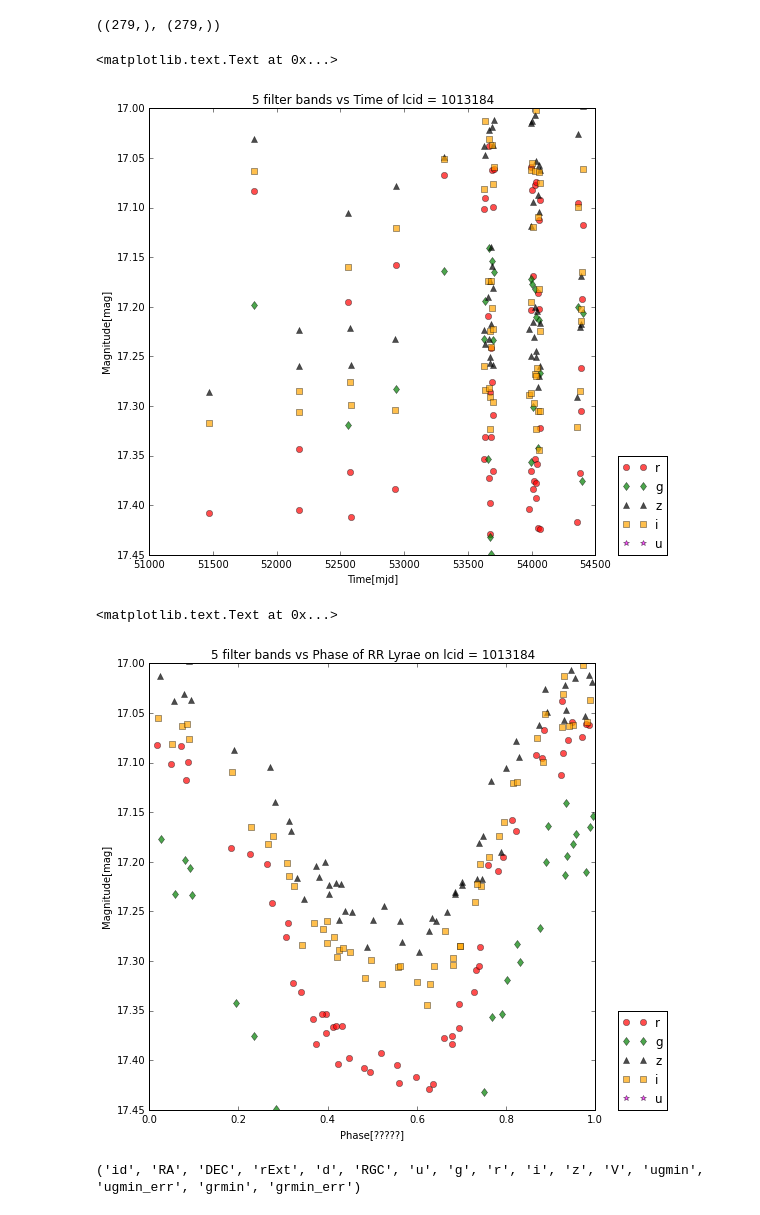
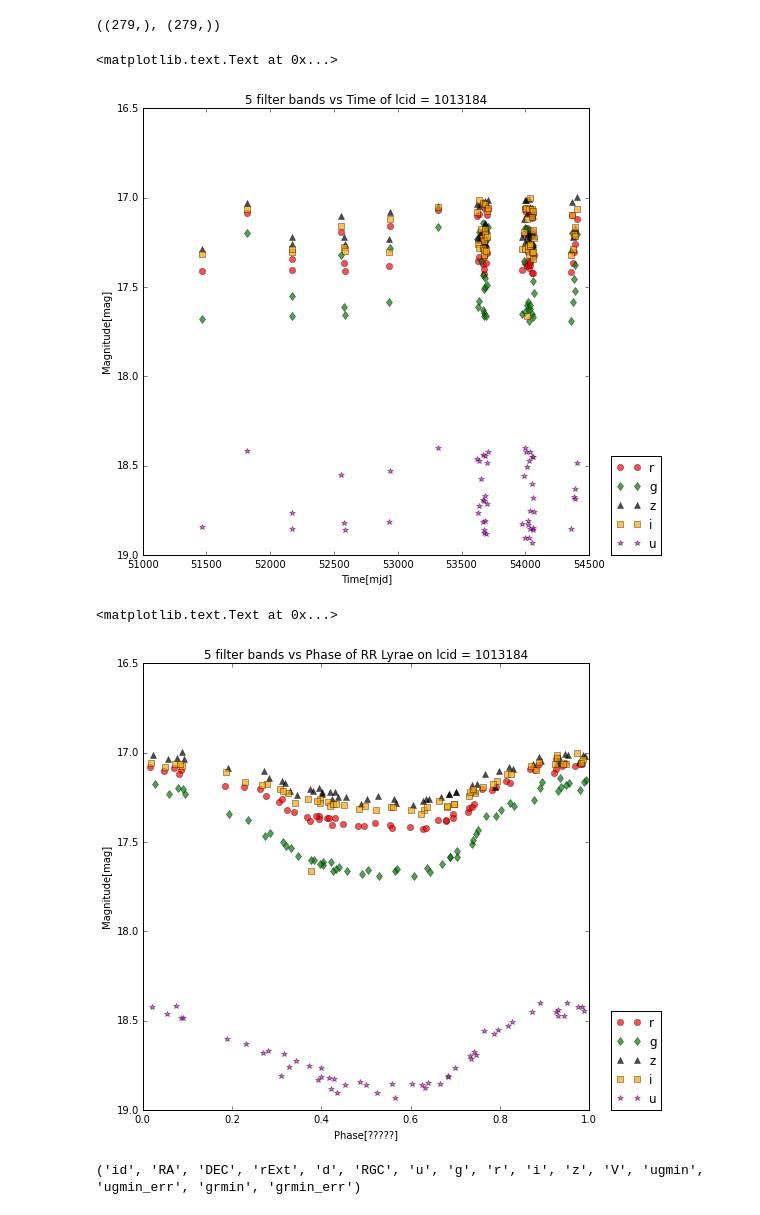
Before and after one commit to TzeGoh/RR_Lyrae, a Jupyter notebook: Stripe_82.ipynb, the cells around one changed output. Cells and saved outputs as stored; diff of their text form; code cells hidden in the pictures.

```diff
--- a/Stripe_82.ipynb
+++ b/Stripe_82.ipynb
@@ -38,16 +52,12 @@ t.shape,filts.shape
 plt.figure(figsize=(8,8))
 # The r-band filter
 plt.plot(t[filts=='r'],mag[filts=='r'],marker='o',linestyle='none',color='red',alpha=0.7,label='r')
-plt.ylim(plt.ylim()[::-1])
 # The g-band filter
 plt.plot(t[filts=='g'],mag[filts=='g'],marker='d',linestyle='none',color='green',alpha=0.7,label='g')
-plt.ylim(plt.ylim()[::-1])
 # The z-band filter
 plt.plot(t[filts=='z'],mag[filts=='z'],marker='^',linestyle='none',color='black',alpha=0.7,label='z')
-plt.ylim(plt.ylim()[::-1])
 # The i-band filter
 plt.plot(t[filts=='i'],mag[filts=='i'],marker='s',linestyle='none',color='orange',alpha=0.7,label='i')
-plt.ylim(plt.ylim()[::-1])
 # The u-band filter
 plt.plot(t[filts=='u'],mag[filts=='u'],marker='*',linestyle='none',color='magenta',alpha=0.7,label='u')
 plt.ylim(plt.ylim()[::-1])
@@ -59,7 +69,7 @@ plt.legend(bbox_to_anchor=(1.05, 0), loc=3, borderaxespad=0.)
 plt.title('5 filter bands vs Time of lcid = 1013184')
 # %% [output]
 <matplotlib.text.Text at 0x...>
-[figure, old version]
+[figure, new version]
 # %%
 # First assignement figure :
 # plot all 5 colors and color code them all in the same plot
@@ -76,32 +86,28 @@ phase = (t / period) % 1
 # %%
 # Make a plot of magnitude vs phase1
 
 # The r-band filter
 plt.figure(figsize=(8,8))
 # The r-band filter
 plt.plot(phase[filts=='r'],mag[filts=='r'],marker='o',linestyle='none',color='red',alpha=0.7,label='r')
-plt.ylim(plt.ylim()[::-1])
 # The g-band filter
 plt.plot(phase[filts=='g'],mag[filts=='g'],marker='d',linestyle='none',color='green',alpha=0.7,label='g')
-plt.ylim(plt.ylim()[::-1])
 # The z-band filter
 plt.plot(phase[filts=='z'],mag[filts=='z'],marker='^',linestyle='none',color='black',alpha=0.7,label='z')
-plt.ylim(plt.ylim()[::-1])
 # The i-band filter
 plt.plot(phase[filts=='i'],mag[filts=='i'],marker='s',linestyle='none',color='orange',alpha=0.7,label='i')
-plt.ylim(plt.ylim()[::-1])
 # The u-band filter
 plt.plot(phase[filts=='u'],mag[filts=='u'],marker='*',linestyle='none',color='magenta',alpha=0.7,label='u')
 plt.ylim(plt.ylim()[::-1])
 # The axis
 plt.xlabel('Phase[?????]')
 plt.ylabel('Magnitude[mag]')
 # The Legend
 plt.legend(bbox_to_anchor=(1.05, 0), loc=3, borderaxespad=0.)
 plt.title('5 filter bands vs Phase of RR Lyrae on lcid = 1013184')
 # %% [output]
 <matplotlib.text.Text at 0x...>
-[figure, old version]
+[figure, new version]
 # %%
 # Third assignment :
 # Plot all stars on the sky (e.g., in RA, Dec)
```
Also changed, not shown: parts of 27 cells of this notebook, 8 other files.
